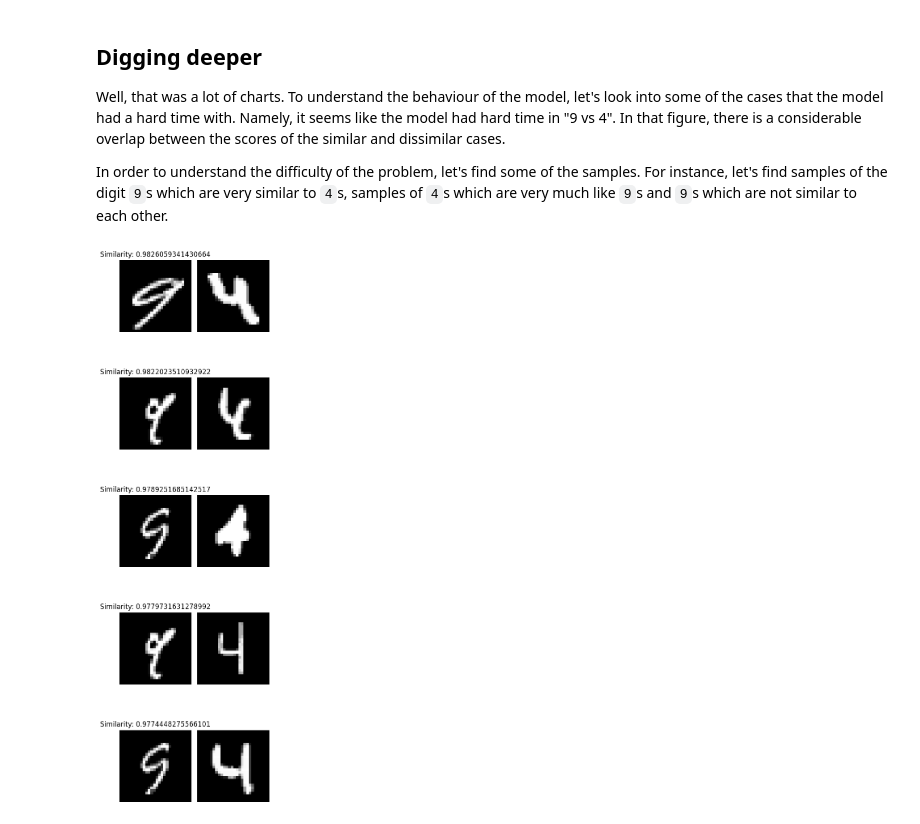
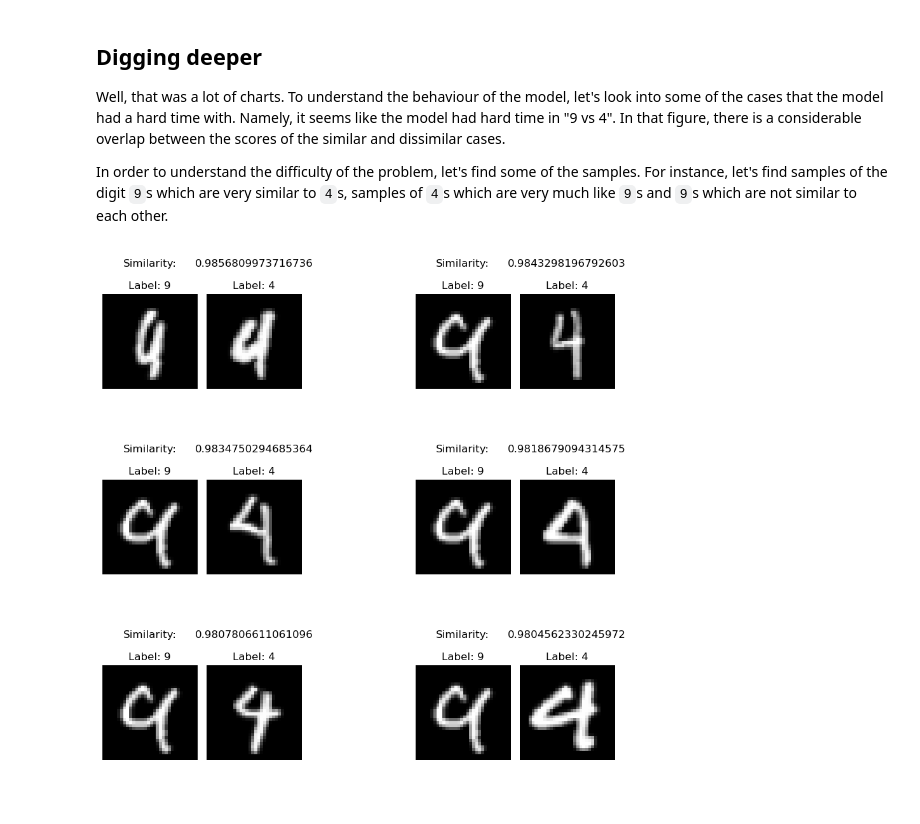
Before and after one commit to ziadloo/Siamese-model-in-Pytorch, a Jupyter notebook: example/MNIST.ipynb, the cells around one changed output. Drawn from its saved outputs; the diff is of its cells as text; code cells hidden in the pictures.

```diff
--- a/example/MNIST.ipynb
+++ b/example/MNIST.ipynb
@@ -35,14 +35,14 @@ training_mnist = datasets.MNIST(
     root="data",
     train=True,
     download=True,
-    transform=ToTensor(),
+    #transform=ToTensor(),
 )
 
 test_mnist = datasets.MNIST(
     root="data",
     train=False,
     download=True,
-    transform=ToTensor(),
+    #transform=ToTensor(),
 )
 # %% [markdown]
 Once the data is loaded, we should convert it into a format that is suitable for the Siamese model.
@@ -292,7 +295,7 @@ With the training done, let's see how the model is doing. Even though we do have
 
 First, let's start by repackaging the test samples into something more suitable for our analysis.
 # %%
-test_tensor = torch.cat([torch.cat([torch.unsqueeze(l, 0) for l in s]) for s in test_samples])
+test_tensor = torch.cat([torch.cat([torch.unsqueeze(test_transform(l), 0) for l in s]) for s in test_samples])
 
 print(f"test_tensor.shape: {test_tensor.shape}")
 # %% [output]
@@ -333,7 +336,7 @@ def plot_histograms_in_grid(sim, dis_list, sim_index, dis_index):
         ax.hist(dis[dis_key], bins=100, alpha=0.3, color='orange', label=f'Dissimilarities between {sim_index} and {dis_key}')
 
         ax.set_title(f'{sim_index} vs {dis_key}')
-        ax.set_xlabel('Distance')
+        ax.set_xlabel('Similarity')
         ax.set_ylabel('Frequency')
         ax.set_yscale('log')
 
@@ -385,21 +388,30 @@ import torch
 import torchvision
 import matplotlib.pyplot as plt
 
-def display_mnist_pairs(test_dataset, pair_indices_list, test_reverse_index, label_1, label_2):
+def display_mnist_pairs(test_tensor, row_start, col_start, pair_indices_list, label_1, label_2, columns=2):
     # Display pairs of images corresponding to the given pairs of indices
     num_pairs = len(pair_indices_list)
-    fig, axes = plt.subplots(num_pairs, 2, figsize=(4, 3 * num_pairs))
+    num_rows = -(-num_pairs // columns)  # Ceiling division to calculate the number of rows
+
+    fig, axes = plt.subplots(num_rows, 3 * columns, figsize=(5 * columns, 3 * num_rows))
 
     for i, (idx1, idx2, sim) in enumerate(pair_indices_list):
-        image1, label1 = test_dataset[test_reverse_index[label_1][idx1]]
-        image2, label2 = test_dataset[test_reverse_index[label_2][idx2]]
+        image1 = test_tensor[row_start + idx1, :, :, :]
+        image2 = test_tensor[col_start + idx2, :, :, :]
 
-        axes[i, 0].imshow(image1.squeeze().numpy(), cmap='gray')
-        axes[i, 0].set_title(f"Similarity: {sim}")
-        axes[i, 0].axis('off')
+        row = i // columns
+        col = (i % columns) * 3
 
-        axes[i, 1].imshow(image2.squeeze().numpy(), cmap='gray')
-        axes[i, 1].axis('off')
+        axes[row, col].imshow(image1.squeeze().numpy(), cmap='gray')
+        axes[row, col].set_title(f"Similarity:\n\nLabel: {label_1}")
+        axes[row, col].axis('off')
+
+        axes[row, col+1].imshow(image2.squeeze().numpy(), cmap='gray')
+        axes[row, col+1].set_title(f"{sim}\n\nLabel: {label_2}")
+        axes[row, col+1].axis('off')
+
+        #axes[row, col+2].imshow(image2.squeeze().numpy(), cmap='gray')
+        axes[row, col+2].axis('off')
 
     plt.tight_layout()
     plt.show()
@@ -416,27 +428,31 @@ def find_indices_of_top_k(tensor_2d, k, largest=True):
 
 
 def display_similar_items(d1, d2, k=10):
+    # Finding the start and end index for the d1 digit in test_samples
     row_start = sum([len(test_samples[i]) for i in range(10) if i < d1])
     row_end = sum([len(test_samples[i]) for i in range(10) if i < d1+1])
 
+    # Finding the start and end index for the d2 digit in test_samples
     col_start = sum([len(test_samples[i]) for i in range(10) if i < d2])
     col_end = sum([len(test_samples[i]) for i in range(10) if i < d2+1])
 
     max_indices = find_indices_of_top_k(similarity[row_start:row_end, col_start:col_end], k)
-    display_mnist_pairs(test_mnist, max_indices, test_reverse_index, d1, d2)
+    display_mnist_pairs(test_tensor, row_start, col_start, max_indices, d1, d2)
 
 
 def display_dissimilar_items(d1, d2, k=10):
+    # Finding the start and end index for the d1 digit in test_samples
     row_start = sum([len(test_samples[i]) for i in range(10) if i < d1])
     row_end = sum([len(test_samples[i]) for i in range(10) if i < d1+1])
 
+    # Finding the start and end index for the d2 digit in test_samples
     col_start = sum([len(test_samples[i]) for i in range(10) if i < d2])
     col_end = sum([len(test_samples[i]) for i in range(10) if i < d2+1])
 
     max_indices = find_indices_of_top_k(similarity[row_start:row_end, col_start:col_end], k, largest=False)
-    display_mnist_pairs(test_mnist, max_indices, test_reverse_index, d1, d2)
+    display_mnist_pairs(test_tensor, row_start, col_start, max_indices, d1, d2)
 # %%
-display_similar_items(9, 4, k=5)
+display_similar_items(9, 4, k=6)
 # %% [output]
-[figure, old version]
+[figure, new version]
 # %%
```
Also changed, not shown: parts of 12 cells of this notebook, 1 other file.
